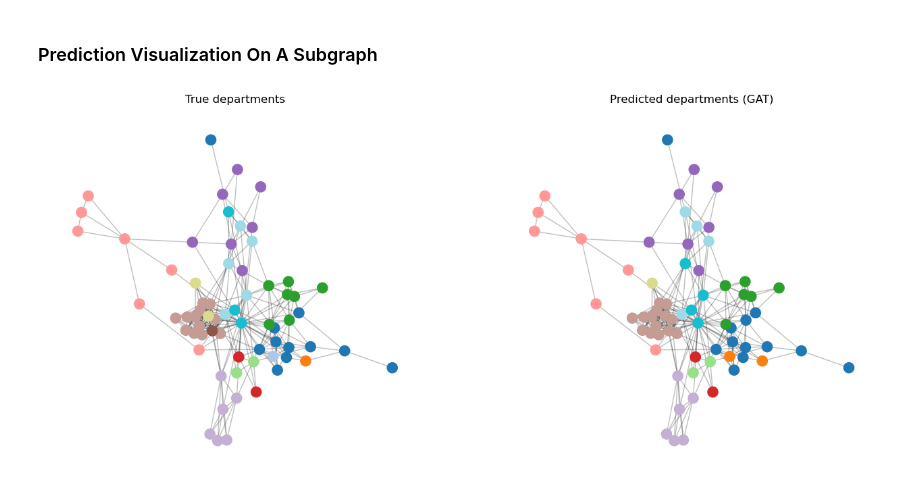
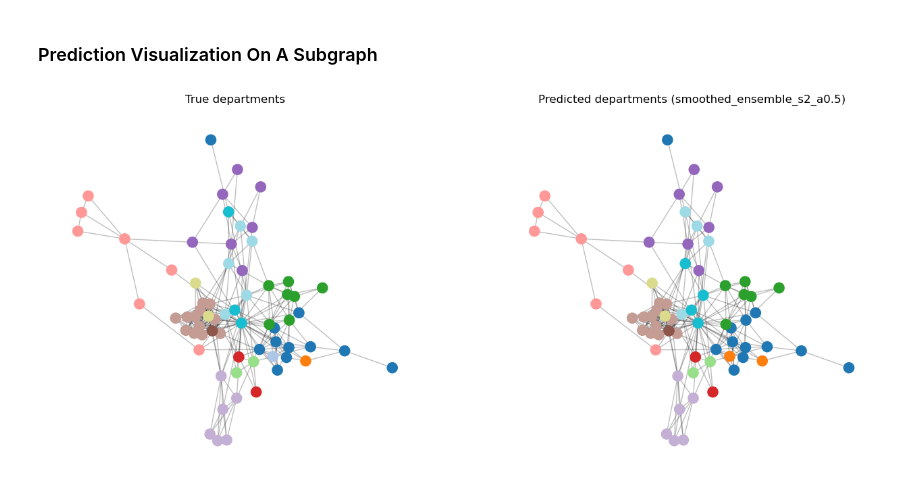
Before and after one commit to vladmysko123/IW1.-Graph-ML, a Jupyter notebook: main.ipynb, the cells around one changed output. Saved outputs shown, nothing was run; the diff lists cells and outputs as text; code cells hidden in the pictures.

```diff
--- a/main.ipynb
+++ b/main.ipynb
@@ -807,20 +1020,20 @@ GAT       | hidden=32 lr=0.010 dropout=0.5 val_acc=0.766 test_acc=0.783
 # %%
-# Select the strongest fixed-parameter run only for plotting/prediction below.
-best_config = results_df.sort_values(
-    by=["val_accuracy", "val_f1_macro"],
-    ascending=False,
-).iloc[0]
+best_config = results_df.iloc[0]
 best_run = trained_runs[int(best_config["run_id"])]
 
-print("Best fixed-parameter model:")
+print("Best single run selected by validation accuracy + macro F1:")
 print(best_config)
 
 summary_columns = [
     "model",
+    "seed",
+    "num_layers",
     "hidden_channels",
     "lr",
+    "weight_decay",
     "dropout",
     "heads",
+    "loss_weight_mode",
     "best_epoch",
     "train_accuracy",
     "train_f1_macro",
@@ -828,7 +1041,13 @@ summary_columns = [
     "val_f1_macro",
     "test_accuracy",
     "test_f1_macro",
+    "test_f1_weighted",
 ]
 
-results_df[summary_columns]
+best_by_architecture = results_df.sort_values(
+    by=["model", "val_accuracy", "val_f1_macro"],
+    ascending=[True, False, False],
+).groupby("model", as_index=False).head(1)
+
+best_by_architecture[summary_columns]
 # %% [output]
@@ -855,23 +1074,0 @@ Name: 0, dtype: object
-# %%
-plt.figure(figsize=(9, 5))
-
-plot_df = results_df.sort_values("model")
-plt.bar(
-    plot_df["model"],
-    plot_df["test_accuracy"],
-    color=["#4c78a8", "#f58518", "#54a24b"],
-)
-
-for index, row in plot_df.reset_index(drop=True).iterrows():
-    plt.text(
-        index,
-        row["test_accuracy"] + 0.01,
-        f"{row['test_accuracy']:.3f}",
-        ha="center",
-    )
-
-plt.title("Test accuracy by architecture with fixed parameters")
-plt.xlabel("Architecture")
-plt.ylabel("Test accuracy")
-plt.ylim(0, 1)
-plt.show()
@@ -920,32 +1257,32 @@ pred_colors = [
     predictions[node_id_to_idx[node]].item()
     if node_id_to_idx[node] in valid_indices.tolist()
     else -1
     for node in visual_subgraph.nodes()
 ]
 
 fig, axes = plt.subplots(1, 2, figsize=(16, 7))
 for ax, colors, title in zip(
     axes,
     [true_colors, pred_colors],
-    ["True departments", f"Predicted departments ({best_run['model']})"],
+    ["True departments", f"Predicted departments ({best_run.get('final_method', best_run['model'])})"],
 ):
     nx.draw_networkx_nodes(
         visual_subgraph,
         pos,
         node_size=120,
         node_color=colors,
         cmap=plt.cm.tab20,
         ax=ax,
     )
     nx.draw_networkx_edges(
         visual_subgraph,
         pos,
         alpha=0.25,
         ax=ax,
     )
     ax.set_title(title)
     ax.axis("off")
 
 plt.show()
 # %% [output]
-[figure, old version]
+[figure, new version]
```
Also changed, not shown: parts of 16 cells of this notebook.
